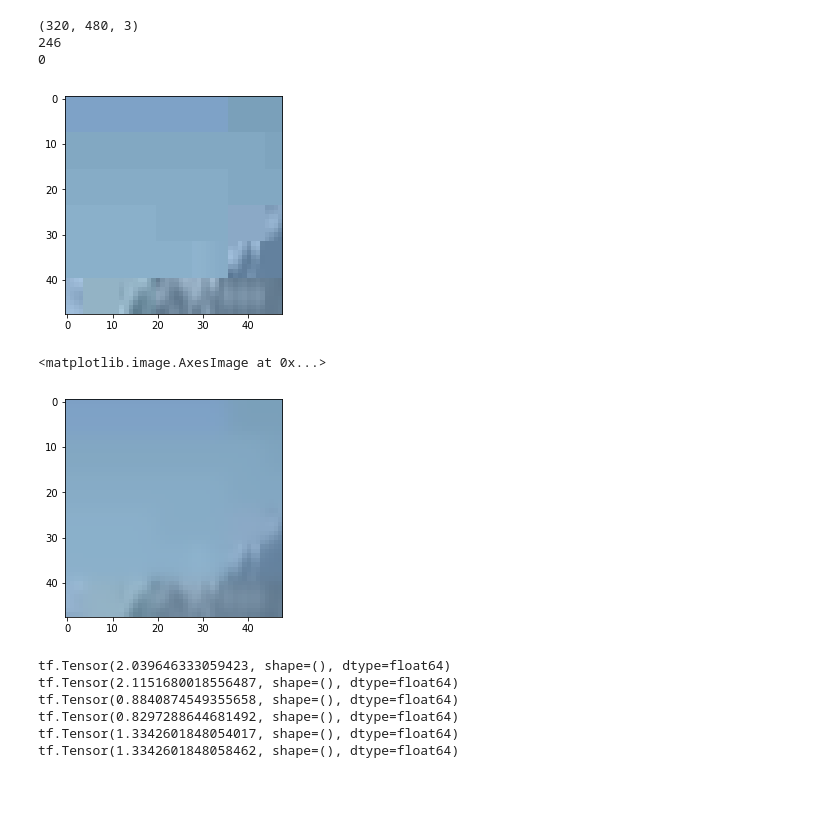
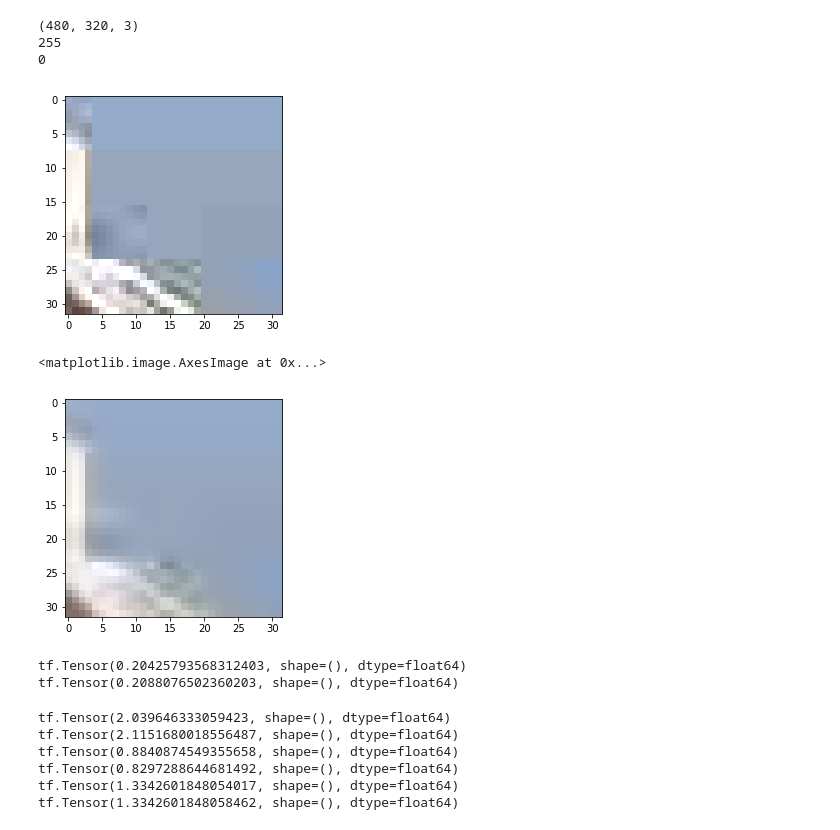
Before and after one commit to lrr0001/ML-onlineCDL-LRU, a Jupyter notebook: jpeg_smoothing_select_param.ipynb, the cells around one changed output. Cells and saved outputs as stored; diff of their text form; code cells hidden in the pictures; blank space fills up the shorter version.

```diff
--- a/jpeg_smoothing_select_param.ipynb
+++ b/jpeg_smoothing_select_param.ipynb
@@ -10,7 +10,7 @@ alpha = 1.5
 noi = 20
 lmbda = 0.1
 dtype = 'float64'
-img_ind = 3
+img_ind = 7
 YUV2RGB = jrf.YUV2RGB(dtype= tf.as_dtype(dtype))
 def yuv2rgb(yuv_tensor):
     rgb_tensor = tf.squeeze(YUV2RGB(yuv_tensor),axis = 0)
@@ -55,10 +55,10 @@ loadedImgShape = loadedImg.shape
 loadedImg = loadedImg[slice(0,loadedImgShape[0] - (loadedImgShape[0] % 8)),slice(0,loadedImgShape[1] - (loadedImgShape[1] % 8)),slice(None)]
 if loadedImgShape[0] - (loadedImgShape[0] % 8) == 480 and loadedImgShape[1] - (loadedImgShape[1] % 8) == 320:
     # compressedImg = smooth_jpeg1.Wt(jrf.threeChannelQuantize(smooth_jpeg1.W(tf.reshape(loadedImg,(1,) + loadedImg.shape)),qY,qUV,Yoffset))
-    lowpass,compressedImg,raw = smooth_jpeg1(tf.reshape(loadedImg,(1,) + loadedImg.shape))
+    lowpass,compressedImg = smooth_jpeg1(tf.reshape(loadedImg,(1,) + loadedImg.shape))
 elif loadedImgShape[0] - (loadedImgShape[0] % 8) == 320 and loadedImgShape[1] - (loadedImgShape[1] % 8) == 480:
     #compressedImg = smooth_jpeg2.Wt(jrf.threeChannelQuantize(smooth_jpeg2.W(tf.reshape(loadedImg,(1,) + loadedImg.shape)),qY,qUV,Yoffset))
-    lowpass,compressedImg,raw = smooth_jpeg2(tf.reshape(loadedImg,(1,) + loadedImg.shape))
+    lowpass,compressedImg = smooth_jpeg2(tf.reshape(loadedImg,(1,) + loadedImg.shape))
 else:
     raise ValueError('Unexpected Shape!')
 # %%
@@ -89,20 +89,29 @@ plt.imshow(np_img[120:168,140:188,:])
 # %%
 ci = yuv2rgb(compressedImg)
-plt.imshow(ci[120:168,140:188,:])
+plt.imshow(ci[120:152,140:172,:])
 print(ci.shape)
 print(np.amax(ci))
 print(np.amin(ci))
 # %% [output]
-(320, 480, 3)
-246
+(480, 320, 3)
+255
 0
-[figure, old version]
+[figure, new version]
 # %%
 lp = yuv2rgb(lowpass)
-plt.imshow(lp[120:168,140:188,:])
+plt.imshow(lp[120:152,140:172,:])
 # %% [output]
 <matplotlib.image.AxesImage at 0x...>
-[figure, old version]
+[figure, new version]
+# %%
+my_raw = tf.expand_dims(tf.cast(yuv2rgb(tf.expand_dims(loadedImg,axis=0)),'float64')/255,axis=0)
+my_lp = tf.expand_dims(tf.cast(yuv2rgb(lowpass),'float64')/255,axis=0)
+my_cmprss = tf.expand_dims(tf.cast(yuv2rgb(compressedImg),'float64')/255,axis=0)
+print(tf.reduce_mean(tf.keras.losses.mean_squared_error(my_raw,my_lp)))
+print(tf.reduce_mean(tf.keras.losses.mean_squared_error(my_raw,my_cmprss)))
+# %% [output]
+tf.Tensor(0.20425793568312403, shape=(), dtype=float64)
+tf.Tensor(0.2088076502360203, shape=(), dtype=float64)
 # %%
 import tensorflow as tf
 import jpeg_related_functions as jrf
```
Also changed, not shown: parts of 1 cell of this notebook, 11 other files.
